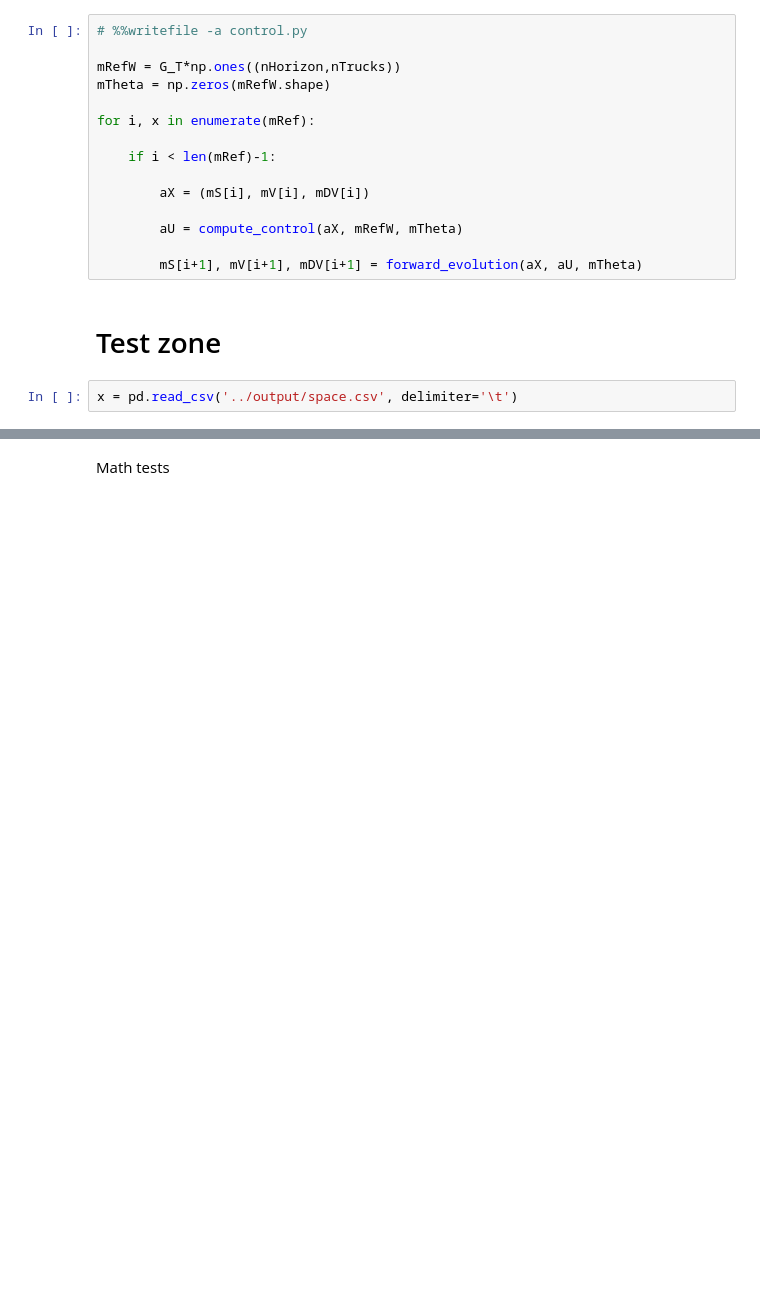
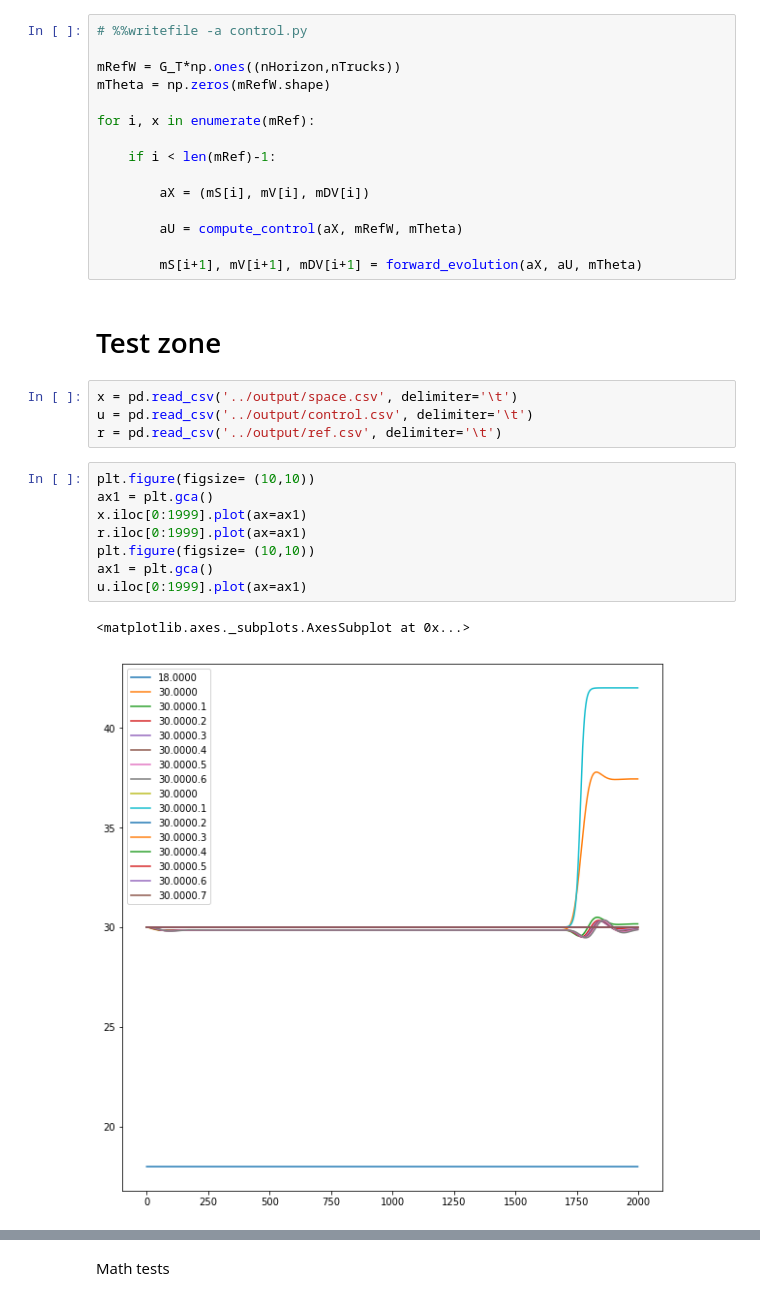
Before and after one commit to licit-lab/energy-impact-platoon, a Jupyter notebook: notebook/04-Operational-control.ipynb, the cells around one changed output, grey strips where cells are left out. Drawn from its saved outputs; the diff is of its cells as text; blank space fills up the shorter version.

```diff
--- a/notebook/04-Operational-control.ipynb
+++ b/notebook/04-Operational-control.ipynb
@@ -506,3 +506,16 @@ for i, x in enumerate(mRef):
 # Test zone
 # %%
 x = pd.read_csv('../output/space.csv', delimiter='\t')
+u = pd.read_csv('../output/control.csv', delimiter='\t')
+r = pd.read_csv('../output/ref.csv', delimiter='\t')
+# %%
+plt.figure(figsize= (10,10))
+ax1 = plt.gca()
+x.iloc[0:1999].plot(ax=ax1)
+r.iloc[0:1999].plot(ax=ax1)
+plt.figure(figsize= (10,10))
+ax1 = plt.gca()
+u.iloc[0:1999].plot(ax=ax1)
+# %% [output]
+<matplotlib.axes._subplots.AxesSubplot at 0x...>
+[figure, added]
```
Also changed, not shown: parts of 1 cell of this notebook, 1 other file.
